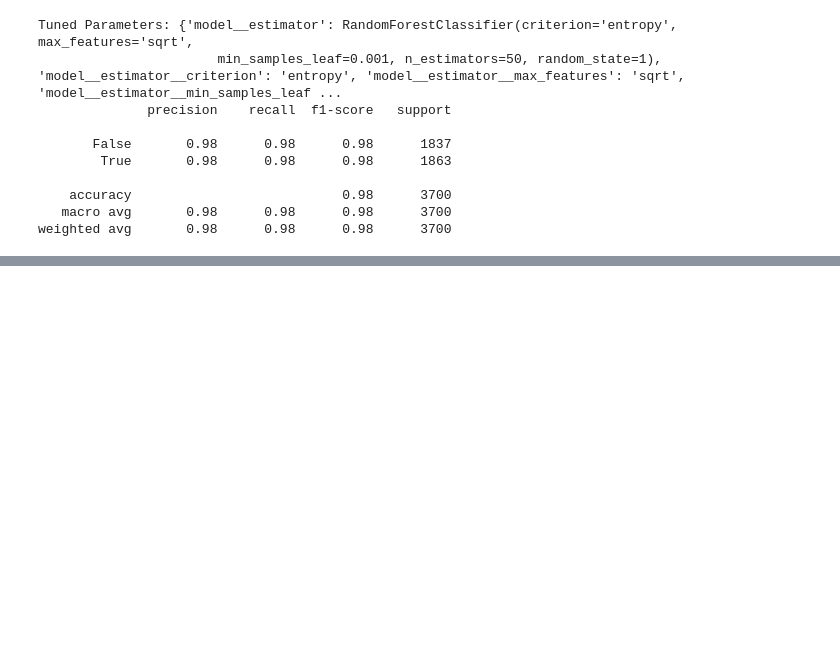
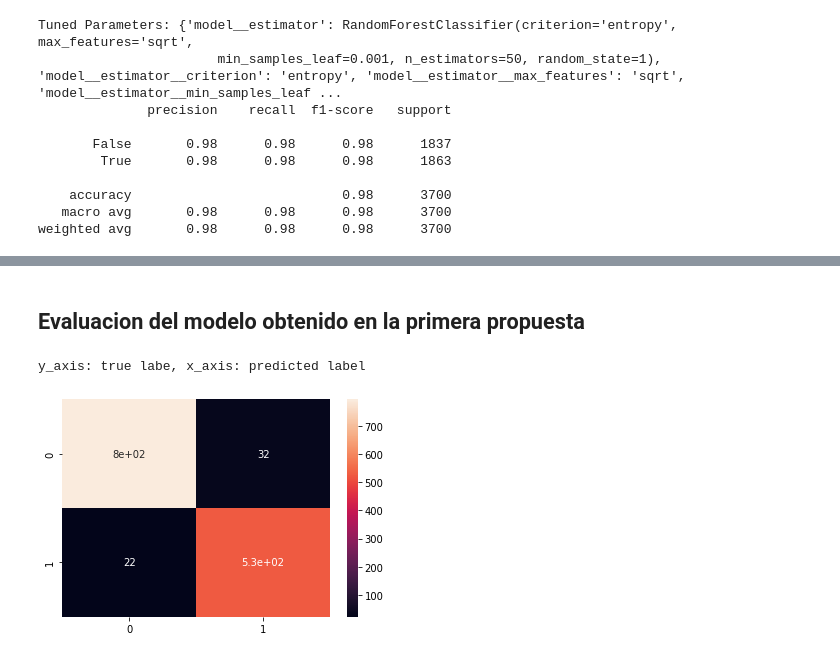
Before and after one commit to josepamplona212620/MELI_CVC_20220719_tech_test, a Jupyter notebook: prueba_técnica_cvc.ipynb, the cells around one changed output, grey strips where cells are left out. Cells and saved outputs as stored; diff of their text form; code cells hidden in the pictures; blank space fills up the shorter version.

```diff
--- a/prueba_técnica_cvc.ipynb
+++ b/prueba_técnica_cvc.ipynb
@@ -155,0 +176,7 @@ vemos que los valores bajos de intensidad no aportan mucho en este caso y muchas
+# %%
+import json
+
+# Save feature names
+print(importances_sorted[38:].index.values)
+with open("configs/important_feature_names.json", "w") as feat_name_file:
+    json.dump(importances_sorted[38:].index.tolist(), feat_name_file)
@@ -233,0 +331,32 @@ Con el fin de evaluar la solución, se nos hace llegar un nuevo dataset (`produc
+# %% [markdown]
+## Evaluacion del modelo obtenido en la primera propuesta
+# %%
+from evaluater.classic_model_evaluator import ClassicModelEvaluator
+from data_loader.meli_data_loader import MeliDataLoader
+from utils.config import process_config
+from sklearn.model_selection import train_test_split
+from sklearn.ensemble import RandomForestClassifier
+from sklearn.metrics import accuracy_score
+import matplotlib.pyplot as plt
+import pandas as pd
+import json
+
+config = process_config("configs/meli_fashion_config.json")
+config.data_loader.csv_file = "productive_data.csv"
+validation_urls = MeliDataLoader(config).x
+image_features_df = pd.read_csv('features_validation_dataset.csv')
+
+model_weights_path = "experiments/num_features/best_model_feature_cls.sav"
+with open("configs/important_feature_names.json", "r") as feat_name_file:
+    selected_features = json.load(feat_name_file)
+
+features = image_features_df.drop('label', axis=1).astype(float)
+purged_features = features[selected_features]
+labels = image_features_df['label'].astype(bool)
+
+model = []
+rf_eval = ClassicModelEvaluator(model, (purged_features,labels) , model_weights_path, validation_urls)
+print('y_axis: true labe, x_axis: predicted label')
+# %% [output]
+y_axis: true labe, x_axis: predicted label
+[figure, added]
```
Also changed, not shown: parts of 48 cells of this notebook, 6 other files.
